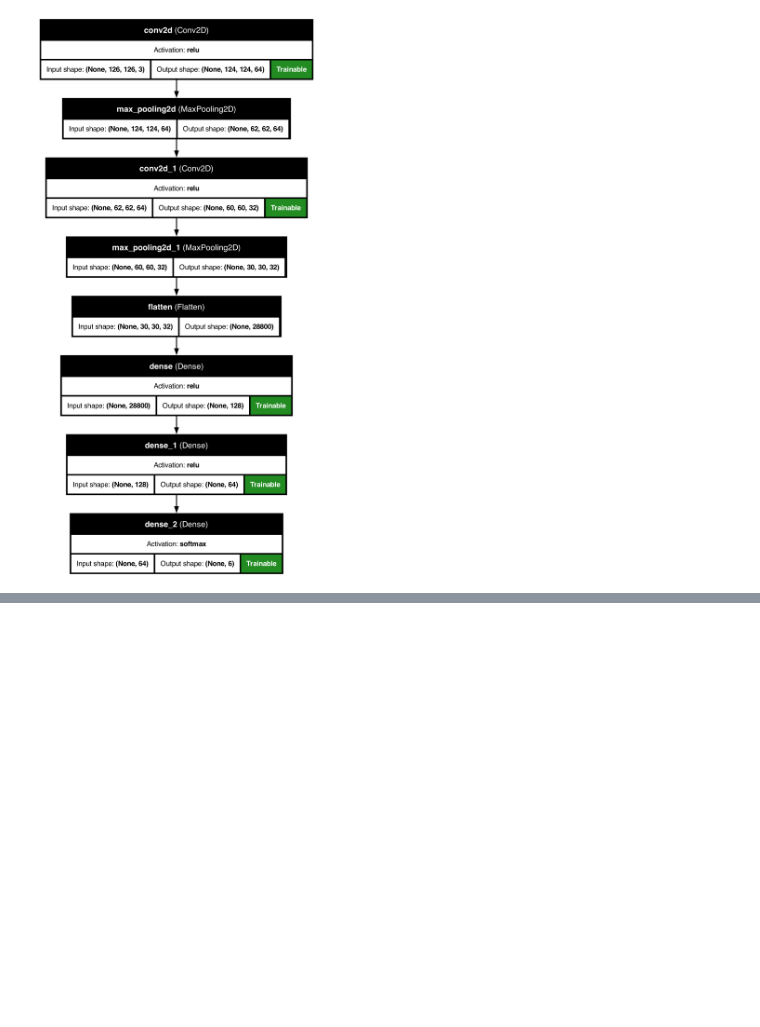
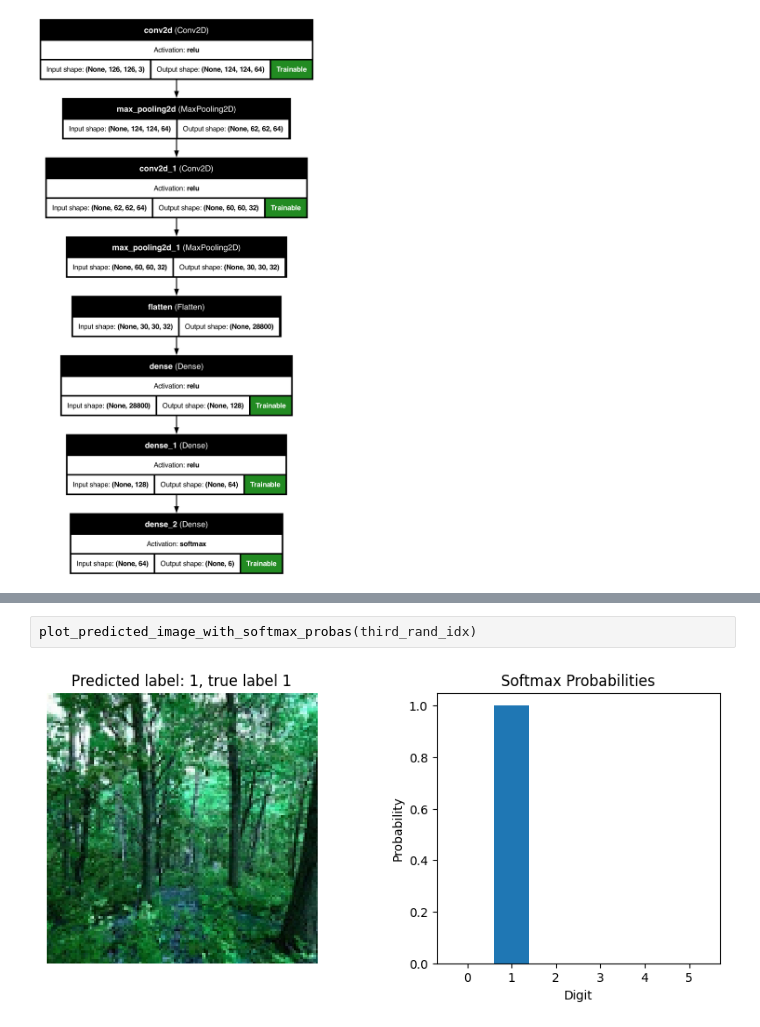
Before and after one commit to jancewicz/PJATK---Artificial-Intelligence-Postgraduate-Studies-, a Jupyter notebook: keras/openair-classifier/openair.ipynb, the cells around one changed output, grey strips where cells are left out. Drawn from its saved outputs; the diff is of its cells as text; blank space fills up the shorter version.

```diff
--- a/keras/openair-classifier/openair.ipynb
+++ b/keras/openair-classifier/openair.ipynb
@@ -189,0 +249,4 @@ test_preds = model.predict(X_test)
+# %%
+plot_predicted_image_with_softmax_probas(third_rand_idx)
+# %% [output]
+[figure, added]
```
Also changed, not shown: parts of 8 cells of this notebook.
